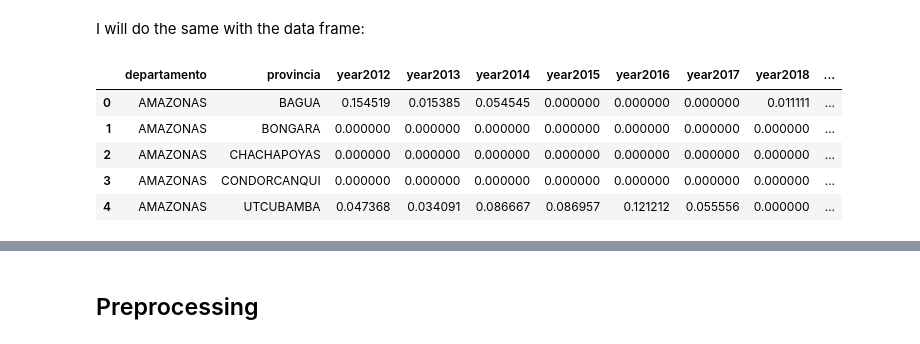
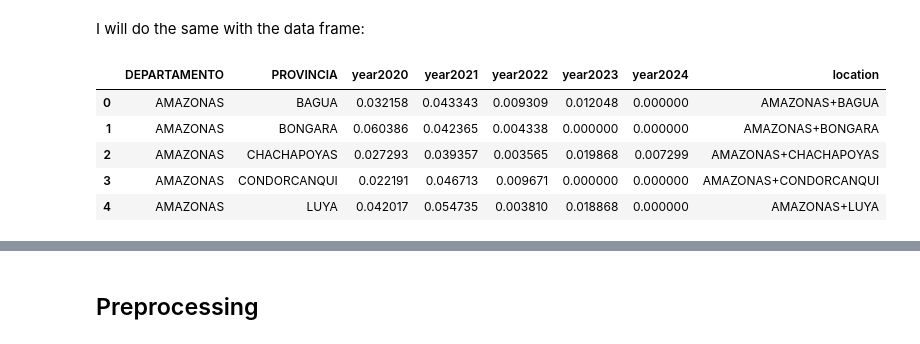
Before and after one commit to nicosil02/Redes2, a Jupyter notebook: geoDF_ANALYTICS.ipynb, the cells around one changed output, grey strips where cells are left out. Saved outputs shown, nothing was run; the diff lists cells and outputs as text; code cells hidden in the pictures.

```diff
--- a/geoDF_ANALYTICS.ipynb
+++ b/geoDF_ANALYTICS.ipynb
@@ -9,7 +9,7 @@ import os
 from tempfile import TemporaryDirectory
 
 
-rar_path = "C:/Users/Nicolas Silva/Documents/GitHub/Redes2/positivos_covid.rar"
+rar_path = "C:/Users/maria/OneDrive/Documentos/GITHUB/Redes2/positivos_covid.rar"
 with TemporaryDirectory() as tmpdir:
     patoolib.extract_archive(rar_path, outdir=tmpdir)
 
@@ -104,3 +104,12 @@ print(covid)
 4803860  150106.0  CONTAGIADO
 
 [4803861 rows x 8 columns]
+# %%
+# Eliminar las filas donde 'PROVINCIA' sea igual a "Investigación"
+covid = covid[covid['PROVINCIA'] != 'EN INVESTIGACIÓN']
+
+# Eliminar las filas donde 'PROVINCIA' sea igual a "Investigación"
+covid = covid[covid['DEPARTAMENTO'] != 'MASCULINO']
+
+# Verificar que se haya eliminado correctamente
+print(covid['PROVINCIA'].value_counts())
@@ -268,12 +352,12 @@ provmap.head(10)
 # %% [markdown]
 I will do the same with the data frame:
 # %%
-dengue_provYear_Alarm_w['location']=['+'.join(x[0]) for x in zip(dengue_provYear_Alarm_w.iloc[:,:2].values)]
-dengue_provYear_Alarm_w.head()
+Covid_provYear_Fallecido_w['location']=['+'.join(x[0]) for x in zip(Covid_provYear_Fallecido_w.iloc[:,:2].values)]
+Covid_provYear_Fallecido_w.head()
 # %% [output]
-|  | departamento | provincia | year2012 | year2013 | year2014 | year2015 | year2016 | year2017 | year2018 | ... |
-| 0 | AMAZONAS | BAGUA | 0.154519 | 0.015385 | 0.054545 | 0.000000 | 0.000000 | 0.000000 | 0.011111 | ... |
-| 1 | AMAZONAS | BONGARA | 0.000000 | 0.000000 | 0.000000 | 0.000000 | 0.000000 | 0.000000 | 0.000000 | ... |
-| 2 | AMAZONAS | CHACHAPOYAS | 0.000000 | 0.000000 | 0.000000 | 0.000000 | 0.000000 | 0.000000 | 0.000000 | ... |
-| 3 | AMAZONAS | CONDORCANQUI | 0.000000 | 0.000000 | 0.000000 | 0.000000 | 0.000000 | 0.000000 | 0.000000 | ... |
-| 4 | AMAZONAS | UTCUBAMBA | 0.047368 | 0.034091 | 0.086667 | 0.086957 | 0.121212 | 0.055556 | 0.000000 | ... |
+|  | DEPARTAMENTO | PROVINCIA | year2020 | year2021 | year2022 | year2023 | year2024 | location |
+| 0 | AMAZONAS | BAGUA | 0.032158 | 0.043343 | 0.009309 | 0.012048 | 0.000000 | AMAZONAS+BAGUA |
+| 1 | AMAZONAS | BONGARA | 0.060386 | 0.042365 | 0.004338 | 0.000000 | 0.000000 | AMAZONAS+BONGARA |
+| 2 | AMAZONAS | CHACHAPOYAS | 0.027293 | 0.039357 | 0.003565 | 0.019868 | 0.007299 | AMAZONAS+CHACHAPOYAS |
+| 3 | AMAZONAS | CONDORCANQUI | 0.022191 | 0.046713 | 0.009671 | 0.000000 | 0.000000 | AMAZONAS+CONDORCANQUI |
+| 4 | AMAZONAS | LUYA | 0.042017 | 0.054735 | 0.003810 | 0.018868 | 0.000000 | AMAZONAS+LUYA |
```
Also changed, not shown: parts of 36 cells of this notebook.
